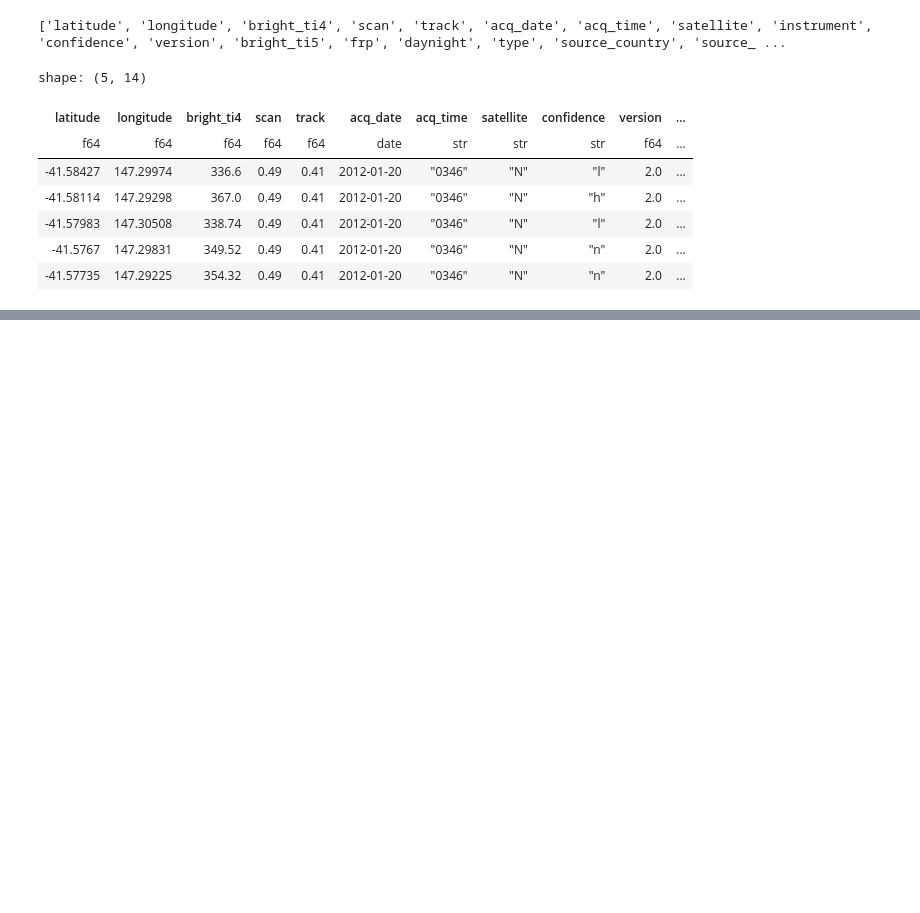
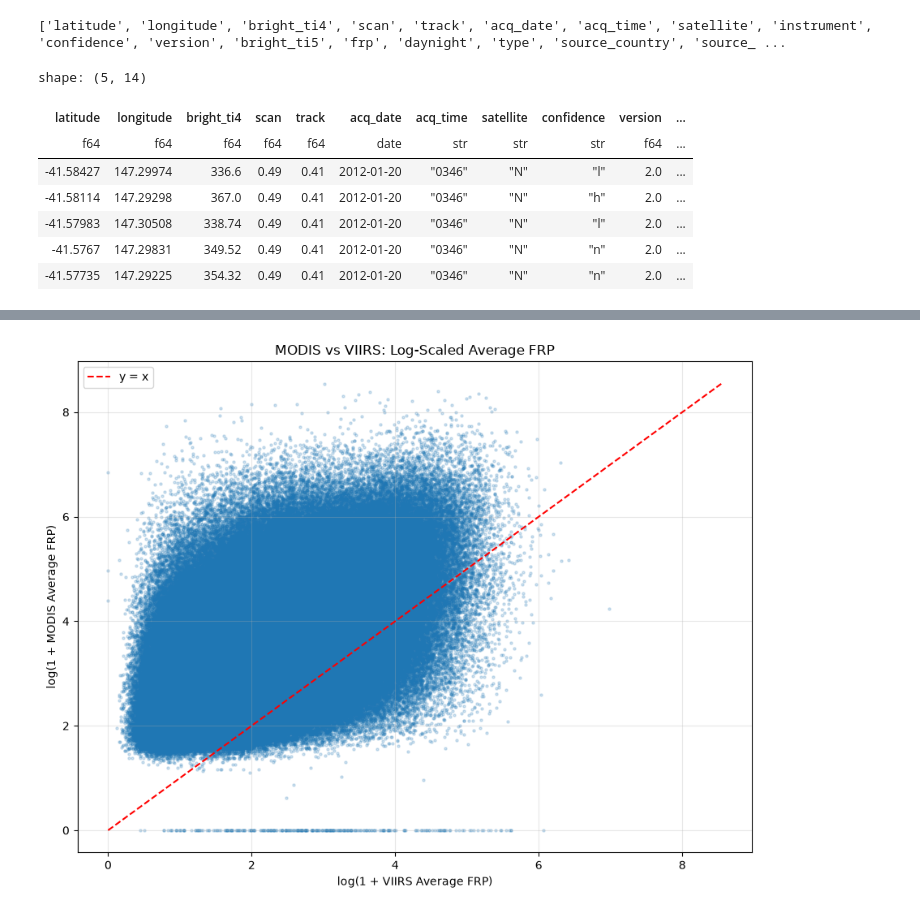
Before and after one commit to razan-suleman/Astra-Lost-In-Space, a Jupyter notebook: backend/Tars.ipynb, the cells around one changed output, grey strips where cells are left out. Drawn from its saved outputs; the diff is of its cells as text; code cells hidden in the pictures; blank space fills up the shorter version.

```diff
--- a/backend/Tars.ipynb
+++ b/backend/Tars.ipynb
@@ -149,0 +307,33 @@ display(df.columns.tolist())
+# %%
+    # Keep nonnegative, finite FRP values
+mask = (
+    np.isfinite(x) & np.isfinite(y) &
+    (x >= 0) & (y >= 0)
+)
+
+x_log = np.log1p(x[mask])
+y_log = np.log1p(y[mask])
+
+plt.figure(figsize=(9, 7))
+
+plt.scatter(x_log, y_log, alpha=0.2, s=5)
+
+max_val = max(x_log.max(), y_log.max())
+
+plt.plot(
+    [0, max_val],
+    [0, max_val],
+    "r--",
+    label="y = x"
+)
+
+plt.xlabel("log(1 + VIIRS Average FRP)")
+plt.ylabel("log(1 + MODIS Average FRP)")
+plt.title("MODIS vs VIIRS: Log-Scaled Average FRP")
+
+plt.legend()
+plt.grid(alpha=0.3)
+plt.tight_layout()
+plt.show()
+# %% [output]
+[figure, added]
```
Also changed, not shown: parts of 58 cells of this notebook.
